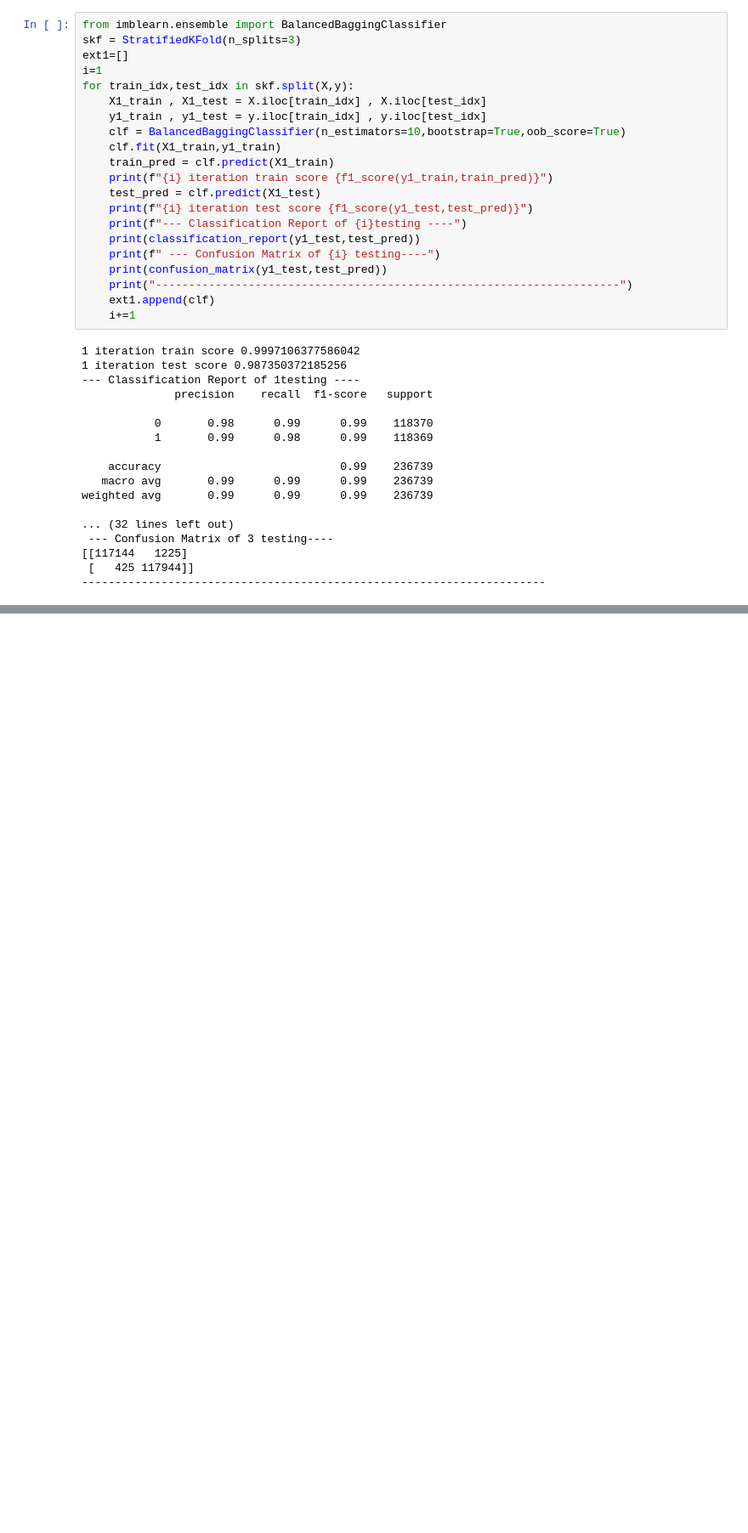
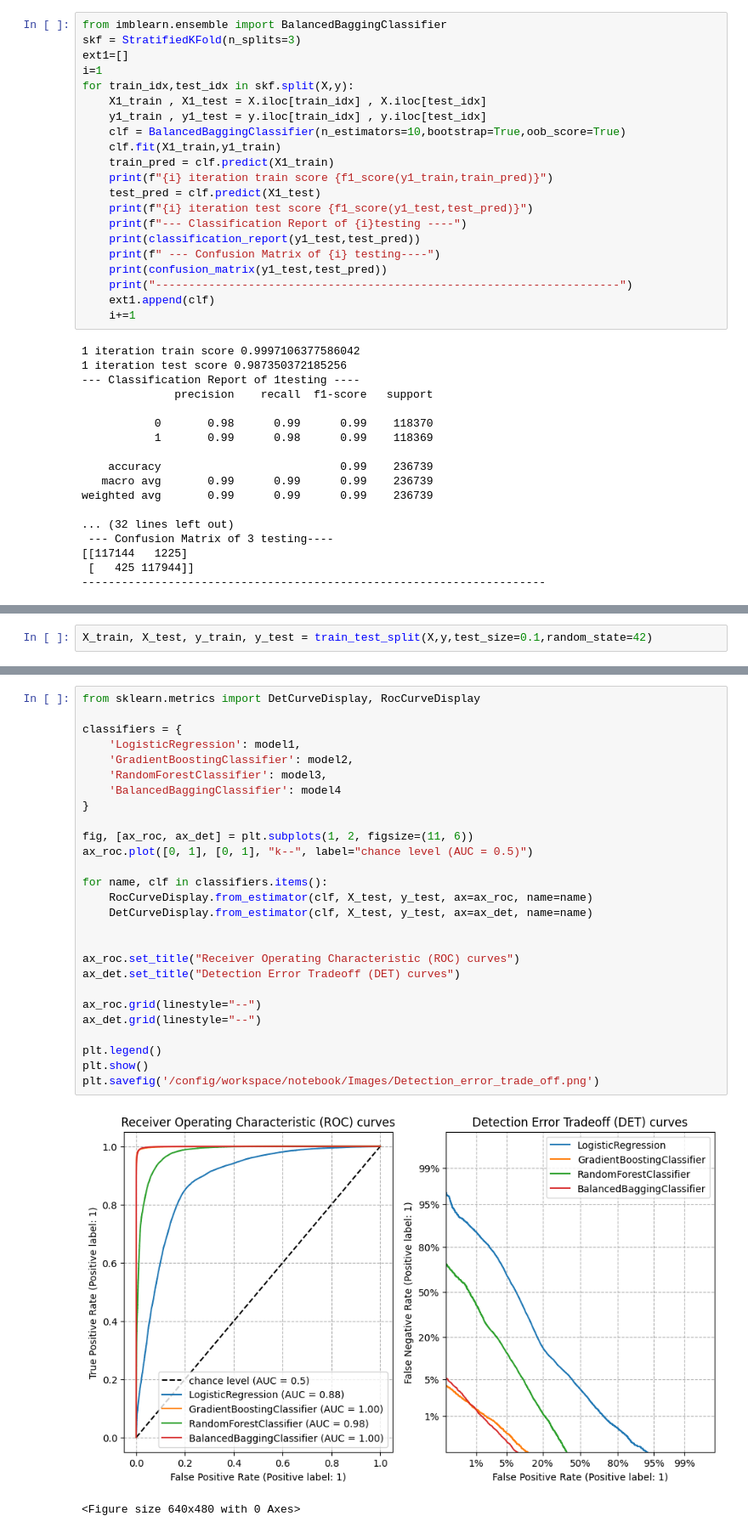
Before and after one commit to medashabari/BackorderPrediction, a Jupyter notebook: notebook/Backorder-prediction.ipynb, the cells around one changed output, grey strips where cells are left out. Shown at 85% size. Drawn from its saved outputs; the diff is of its cells as text; blank space fills up the shorter version.

```diff
--- a/notebook/Backorder-prediction.ipynb
+++ b/notebook/Backorder-prediction.ipynb
@@ -827,0 +700,2 @@ weighted avg       0.99      0.99      0.99    236739
+# %%
+X_train, X_test, y_train, y_test = train_test_split(X,y,test_size=0.1,random_state=42)
@@ -827,0 +746,30 @@ weighted avg       0.99      0.99      0.99    236739
+# %%
+from sklearn.metrics import DetCurveDisplay, RocCurveDisplay
+
+classifiers = {
+    'LogisticRegression': model1,
+    'GradientBoostingClassifier': model2,
+    'RandomForestClassifier': model3,
+    'BalancedBaggingClassifier': model4
+}
+
+fig, [ax_roc, ax_det] = plt.subplots(1, 2, figsize=(11, 6))
+ax_roc.plot([0, 1], [0, 1], "k--", label="chance level (AUC = 0.5)")
+
+for name, clf in classifiers.items():
+    RocCurveDisplay.from_estimator(clf, X_test, y_test, ax=ax_roc, name=name)
+    DetCurveDisplay.from_estimator(clf, X_test, y_test, ax=ax_det, name=name)
+
+
+ax_roc.set_title("Receiver Operating Characteristic (ROC) curves")
+ax_det.set_title("Detection Error Tradeoff (DET) curves")
+
+ax_roc.grid(linestyle="--")
+ax_det.grid(linestyle="--")
+
+plt.legend()
+plt.show()
+plt.savefig('/config/workspace/notebook/Images/Detection_error_trade_off.png')
+# %% [output]
+[figure, added]
+<Figure size 640x480 with 0 Axes>
```
Also changed, not shown: parts of 24 cells of this notebook, 8 other files.
